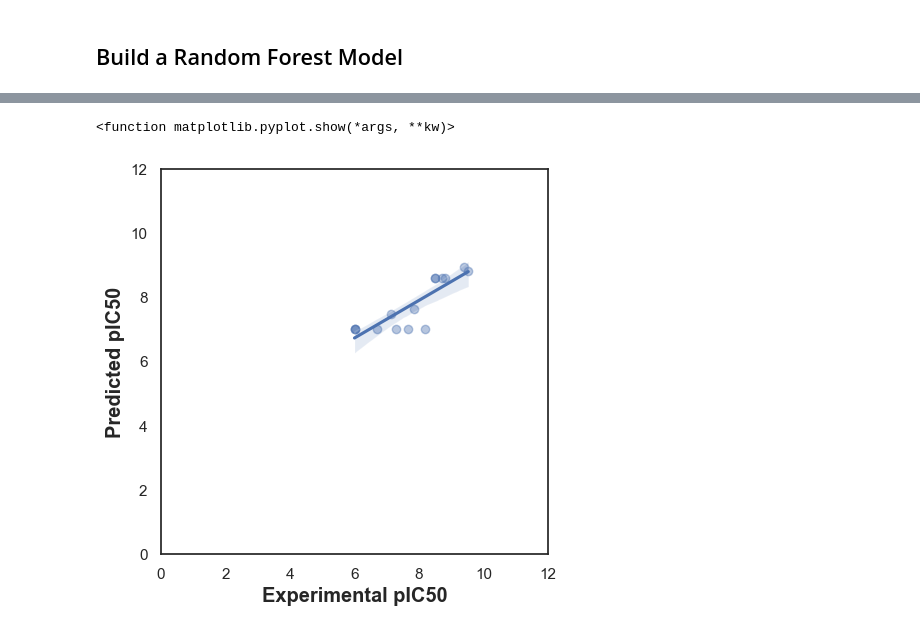
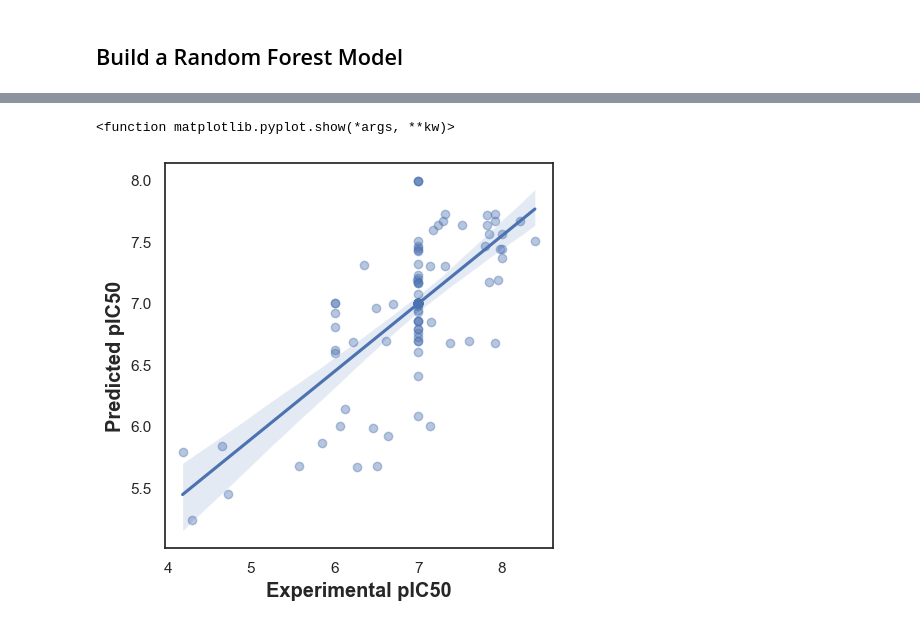
Before and after one commit to jmayf123/computational_drug_discovery, a Jupyter notebook: shiny_app/python_notebooks/functions_3.ipynb, the cells around one changed output, grey strips where cells are left out. Cells and saved outputs as stored; diff of their text form; code cells hidden in the pictures.

```diff
--- a/shiny_app/python_notebooks/functions_3.ipynb
+++ b/shiny_app/python_notebooks/functions_3.ipynb
@@ -76,17 +76,17 @@ Y_pred = model.predict(X_test)
 # %%
 import seaborn as sns
 import matplotlib.pyplot as plt
 
 sns.set(color_codes=True)
 sns.set_style("white")
 
 ax = sns.regplot(x = Y_test,y = Y_pred, scatter_kws={'alpha':0.4})
 ax.set_xlabel('Experimental pIC50', fontsize='large', fontweight='bold')
 ax.set_ylabel('Predicted pIC50', fontsize='large', fontweight='bold')
-ax.set_xlim(0, 12)
-ax.set_ylim(0, 12)
+# ax.set_xlim(0, 12)
+# ax.set_ylim(0, 12)
 ax.figure.set_size_inches(5, 5)
 plt.show
 # %% [output]
 <function matplotlib.pyplot.show(*args, **kw)>
-[figure, old version]
+[figure, new version]
```
Also changed, not shown: parts of 2 cells of this notebook, 5 other files.
